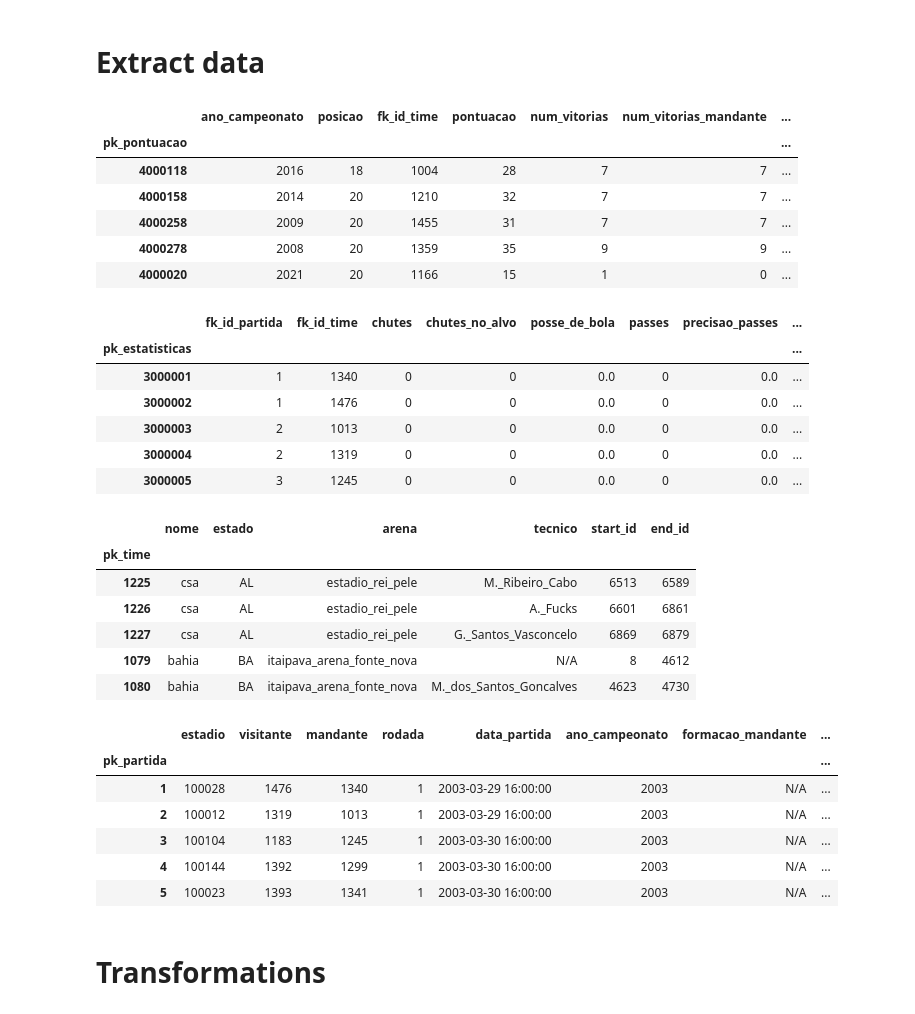
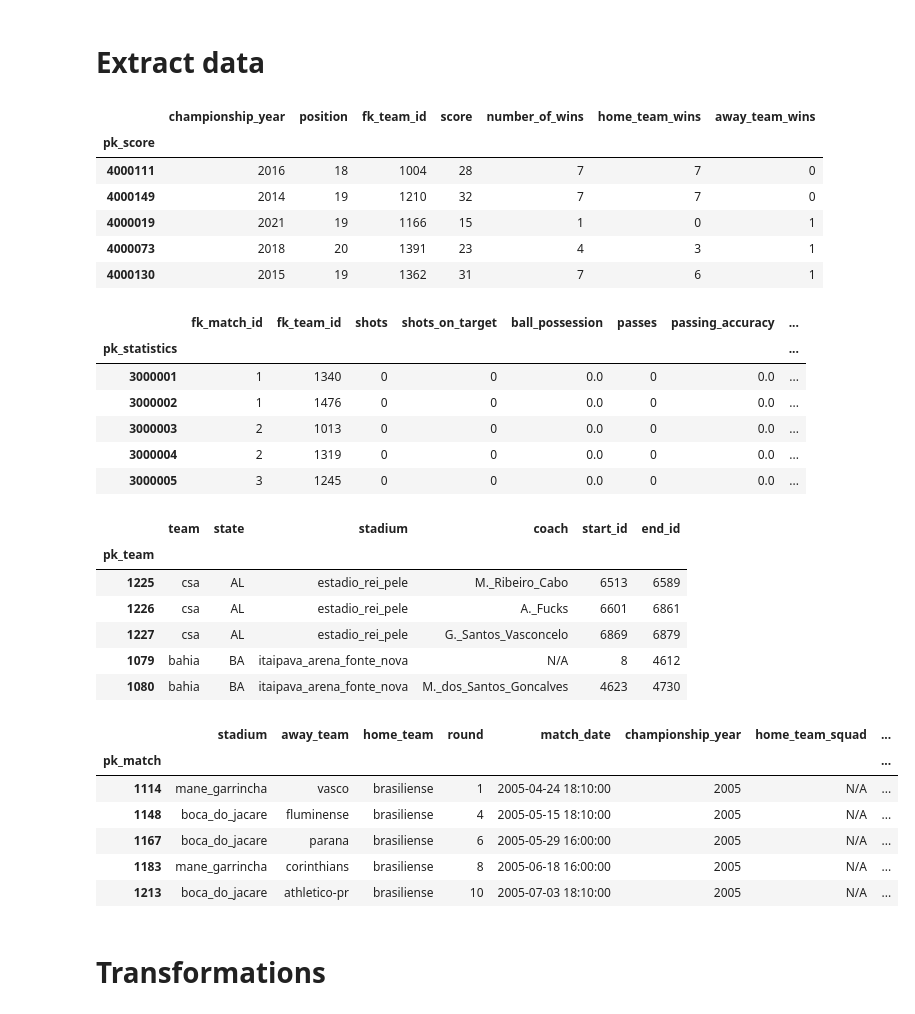
Before and after one commit to igoravelli/brazilian_soccer_championship_analysis, a Jupyter notebook: Teams_accuracy_pass.ipynb, the cells around one changed output. Drawn from its saved outputs; the diff is of its cells as text; code cells hidden in the pictures.

Commit message:
Adjusting translated table names

```diff
--- a/Teams_accuracy_pass.ipynb
+++ b/Teams_accuracy_pass.ipynb
@@ -20,75 +20,75 @@ auth.authenticate_user()
 
 
 project = 'brasileirao-362523'
-schema = 'exp_brasileirao'
+schema = '3_gold'
 location = 'US'
 
 client = bigquery.Client(project=project, location=location)
 # %% [markdown]
 # Extract data
 # %%
-# @title Get factPontuacao
-ft_pont = client.query(f"""
-      SELECT * FROM `{project}.{schema}.exp_fatoPontuacao`
+# @title Get factScore
+ft_score = client.query(f"""
+      SELECT * FROM `{project}.{schema}.factScore`
     """).to_dataframe()
 
-ft_pont.set_index('pk_pontuacao', inplace=True)
-ft_pont.head()
+ft_score.set_index('pk_score', inplace=True)
+ft_score.head()
 # %% [output]
-|  | ano_campeonato | posicao | fk_id_time | pontuacao | num_vitorias | num_vitorias_mandante | ... |
-| pk_pontuacao |  |  |  |  |  |  | ... |
-| 4000118 | 2016 | 18 | 1004 | 28 | 7 | 7 | ... |
-| 4000158 | 2014 | 20 | 1210 | 32 | 7 | 7 | ... |
-| 4000258 | 2009 | 20 | 1455 | 31 | 7 | 7 | ... |
-| 4000278 | 2008 | 20 | 1359 | 35 | 9 | 9 | ... |
-| 4000020 | 2021 | 20 | 1166 | 15 | 1 | 0 | ... |
+|  | championship_year | position | fk_team_id | score | number_of_wins | home_team_wins | away_team_wins |
+| pk_score |  |  |  |  |  |  |  |
+| 4000111 | 2016 | 18 | 1004 | 28 | 7 | 7 | 0 |
+| 4000149 | 2014 | 19 | 1210 | 32 | 7 | 7 | 0 |
+| 4000019 | 2021 | 19 | 1166 | 15 | 1 | 0 | 1 |
+| 4000073 | 2018 | 20 | 1391 | 23 | 4 | 3 | 1 |
+| 4000130 | 2015 | 19 | 1362 | 31 | 7 | 6 | 1 |
 # %%
-# @title Get factEstatisiticas
+# @title Get factStatistics
 ft_stats = client.query(f"""
-      SELECT * FROM `{project}.{schema}.exp_semifatoEstatisticas`
+      SELECT * FROM `{project}.{schema}.factStatistics`
     """).to_dataframe()
 
-ft_stats.set_index('pk_estatisticas', inplace=True)
+ft_stats.set_index('pk_statistics', inplace=True)
 ft_stats.head()
 # %% [output]
-|  | fk_id_partida | fk_id_time | chutes | chutes_no_alvo | posse_de_bola | passes | precisao_passes | ... |
-| pk_estatisticas |  |  |  |  |  |  |  | ... |
+|  | fk_match_id | fk_team_id | shots | shots_on_target | ball_possession | passes | passing_accuracy | ... |
+| pk_statistics |  |  |  |  |  |  |  | ... |
 | 3000001 | 1 | 1340 | 0 | 0 | 0.0 | 0 | 0.0 | ... |
 | 3000002 | 1 | 1476 | 0 | 0 | 0.0 | 0 | 0.0 | ... |
 | 3000003 | 2 | 1013 | 0 | 0 | 0.0 | 0 | 0.0 | ... |
 | 3000004 | 2 | 1319 | 0 | 0 | 0.0 | 0 | 0.0 | ... |
 | 3000005 | 3 | 1245 | 0 | 0 | 0.0 | 0 | 0.0 | ... |
 # %%
-# @title Get dimTime data
-dim_time = client.query(f"""
-      SELECT * FROM `{project}.{schema}.exp_dimTime`
+# @title Get dimTeam data
+dim_team = client.query(f"""
+      SELECT * FROM `{project}.{schema}.dimTeam`
     """).to_dataframe()
 
-dim_time.set_index('pk_time', inplace=True)
-dim_time.head()
+dim_team.set_index('pk_team', inplace=True)
+dim_team.head()
 # %% [output]
-|  | nome | estado | arena | tecnico | start_id | end_id |
-| pk_time |  |  |  |  |  |  |
+|  | team | state | stadium | coach | start_id | end_id |
+| pk_team |  |  |  |  |  |  |
 | 1225 | csa | AL | estadio_rei_pele | M._Ribeiro_Cabo | 6513 | 6589 |
 | 1226 | csa | AL | estadio_rei_pele | A._Fucks | 6601 | 6861 |
 | 1227 | csa | AL | estadio_rei_pele | G._Santos_Vasconcelo | 6869 | 6879 |
 | 1079 | bahia | BA | itaipava_arena_fonte_nova | N/A | 8 | 4612 |
 | 1080 | bahia | BA | itaipava_arena_fonte_nova | M._dos_Santos_Goncalves | 4623 | 4730 |
 # %%
-# @title Get dimPartida data
-dim_partida = client.query(f"""
-      SELECT * FROM `{project}.{schema}.exp_dimPartida`
+# @title Get dimMatch data
+dim_match = client.query(f"""
+      SELECT * FROM `{project}.{schema}.dimMatch`
     """).to_dataframe()
 
-dim_partida.set_index('pk_partida', inplace=True)
-dim_partida.head()
+dim_match.set_index('pk_match', inplace=True)
+dim_match.head()
 # %% [output]
-|  | estadio | visitante | mandante | rodada | data_partida | ano_campeonato | formacao_mandante | ... |
-| pk_partida |  |  |  |  |  |  |  | ... |
-| 1 | 100028 | 1476 | 1340 | 1 | 2003-03-29 16:00:00 | 2003 | N/A | ... |
-| 2 | 100012 | 1319 | 1013 | 1 | 2003-03-29 16:00:00 | 2003 | N/A | ... |
-| 3 | 100104 | 1183 | 1245 | 1 | 2003-03-30 16:00:00 | 2003 | N/A | ... |
-| 4 | 100144 | 1392 | 1299 | 1 | 2003-03-30 16:00:00 | 2003 | N/A | ... |
-| 5 | 100023 | 1393 | 1341 | 1 | 2003-03-30 16:00:00 | 2003 | N/A | ... |
+|  | stadium | away_team | home_team | round | match_date | championship_year | home_team_squad | ... |
+| pk_match |  |  |  |  |  |  |  | ... |
+| 1114 | mane_garrincha | vasco | brasiliense | 1 | 2005-04-24 18:10:00 | 2005 | N/A | ... |
+| 1148 | boca_do_jacare | fluminense | brasiliense | 4 | 2005-05-15 18:10:00 | 2005 | N/A | ... |
+| 1167 | boca_do_jacare | parana | brasiliense | 6 | 2005-05-29 16:00:00 | 2005 | N/A | ... |
+| 1183 | mane_garrincha | corinthians | brasiliense | 8 | 2005-06-18 16:00:00 | 2005 | N/A | ... |
+| 1213 | boca_do_jacare | athletico-pr | brasiliense | 10 | 2005-07-03 18:10:00 | 2005 | N/A | ... |
 # %%
 # @title Join factPontuacao, factEstatisiticas, dimTime
```
Also changed, not shown: parts of 3 cells of this notebook.
